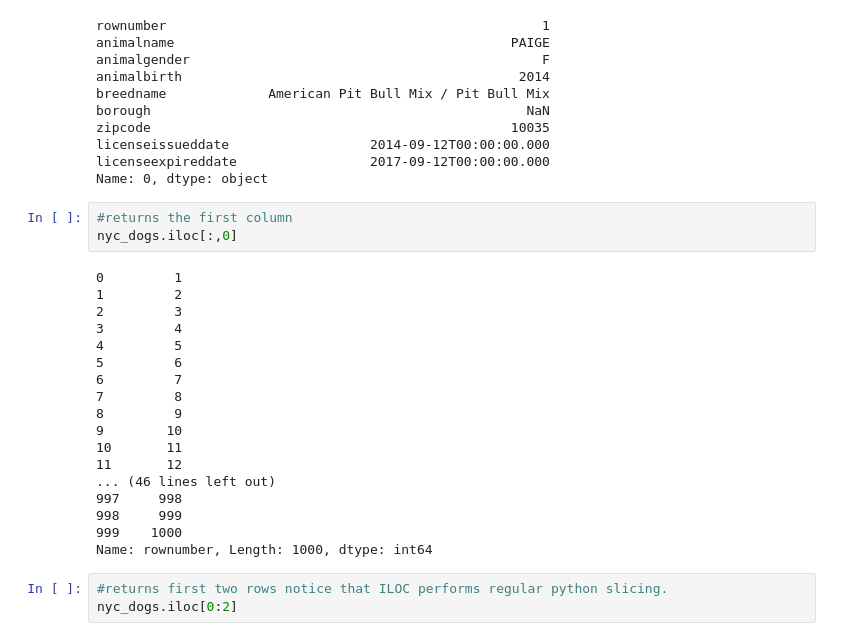
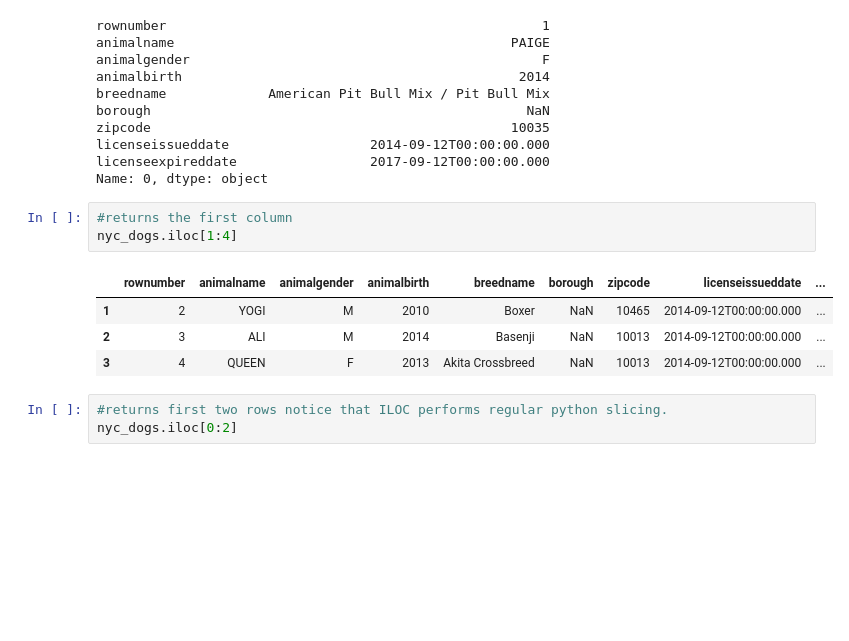
Before and after one commit to khayes847/dc-ds-071519, a Jupyter notebook: 1-Module/1-Section/day_5_lecture_1_pandas/intro_to_pandas.ipynb, the cells around one changed output. Saved outputs shown, nothing was run; the diff lists cells and outputs as text; blank space fills up the shorter version.

```diff
--- a/1-Module/1-Section/day_5_lecture_1_pandas/intro_to_pandas.ipynb
+++ b/1-Module/1-Section/day_5_lecture_1_pandas/intro_to_pandas.ipynb
@@ -405,25 +406,12 @@ licenseexpireddate                 2017-09-12T00:00:00.000
 Name: 0, dtype: object
 # %%
 #returns the first column
-nyc_dogs.iloc[:,0]
+nyc_dogs.iloc[1:4]
 # %% [output]
-0         1
-1         2
-2         3
-3         4
-4         5
-5         6
-6         7
-7         8
-8         9
-9        10
-10       11
-11       12
-... (46 lines left out)
-997     998
-998     999
-999    1000
-Name: rownumber, Length: 1000, dtype: int64
+|  | rownumber | animalname | animalgender | animalbirth | breedname | borough | zipcode | licenseissueddate | ... |
+| 1 | 2 | YOGI | M | 2010 | Boxer | NaN | 10465 | 2014-09-12T00:00:00.000 | ... |
+| 2 | 3 | ALI | M | 2014 | Basenji | NaN | 10013 | 2014-09-12T00:00:00.000 | ... |
+| 3 | 4 | QUEEN | F | 2013 | Akita Crossbreed | NaN | 10013 | 2014-09-12T00:00:00.000 | ... |
 # %%
 #returns first two rows notice that ILOC performs regular python slicing.
 nyc_dogs.iloc[0:2]
```
Also changed, not shown: parts of 11 cells of this notebook, 2 other files.
